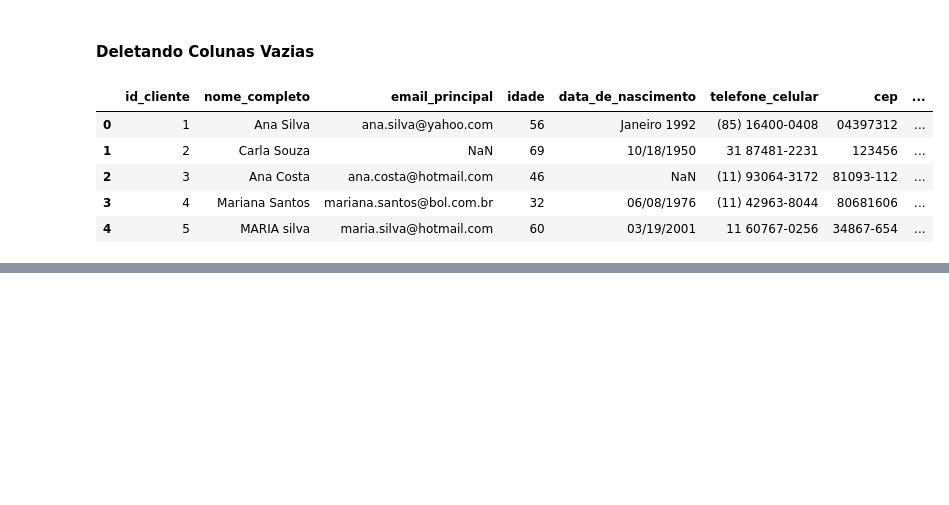
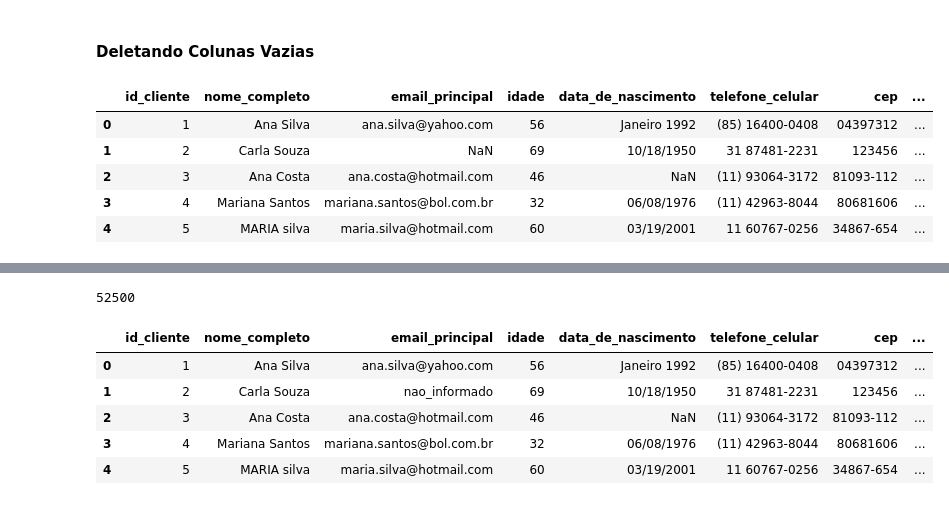
Before and after one commit to letambelli/pipeline-limpeza-de-dados, a Jupyter notebook: limpeza.ipynb, the cells around one changed output, grey strips where cells are left out. Drawn from its saved outputs; the diff is of its cells as text; code cells hidden in the pictures; blank space fills up the shorter version.

Commit message:
tratando valores ausentes

```diff
--- a/limpeza.ipynb
+++ b/limpeza.ipynb
@@ -156,0 +182,23 @@ df1.head()
+# %%
+len(df1)
+# %% [output]
+52500
+# %%
+# Deletando a coluna de observações
+
+df1 = df1.drop(columns=["obs_comentarios"])
+# %%
+# Preenchendo com valor padrão (não informado)
+
+df1["email_principal"] = df1["email_principal"].fillna("nao_informado")
+df1["endereco"] = df1["endereco"].fillna("nao_informado")
+df1["produto_favorito"] = df1["produto_favorito"].fillna("nao_informado")
+# %%
+df1.head()
+# %% [output]
+|  | id_cliente | nome_completo | email_principal | idade | data_de_nascimento | telefone_celular | cep | ... |
+| 0 | 1 | Ana Silva | ana.silva@yahoo.com | 56 | Janeiro 1992 | (85) 16400-0408 | 04397312 | ... |
+| 1 | 2 | Carla Souza | nao_informado | 69 | 10/18/1950 | 31 87481-2231 | 123456 | ... |
+| 2 | 3 | Ana Costa | ana.costa@hotmail.com | 46 | NaN | (11) 93064-3172 | 81093-112 | ... |
+| 3 | 4 | Mariana Santos | mariana.santos@bol.com.br | 32 | 06/08/1976 | (11) 42963-8044 | 80681606 | ... |
+| 4 | 5 | MARIA silva | maria.silva@hotmail.com | 60 | 03/19/2001 | 11 60767-0256 | 34867-654 | ... |
```
Also changed, not shown: parts of 2 cells of this notebook.
